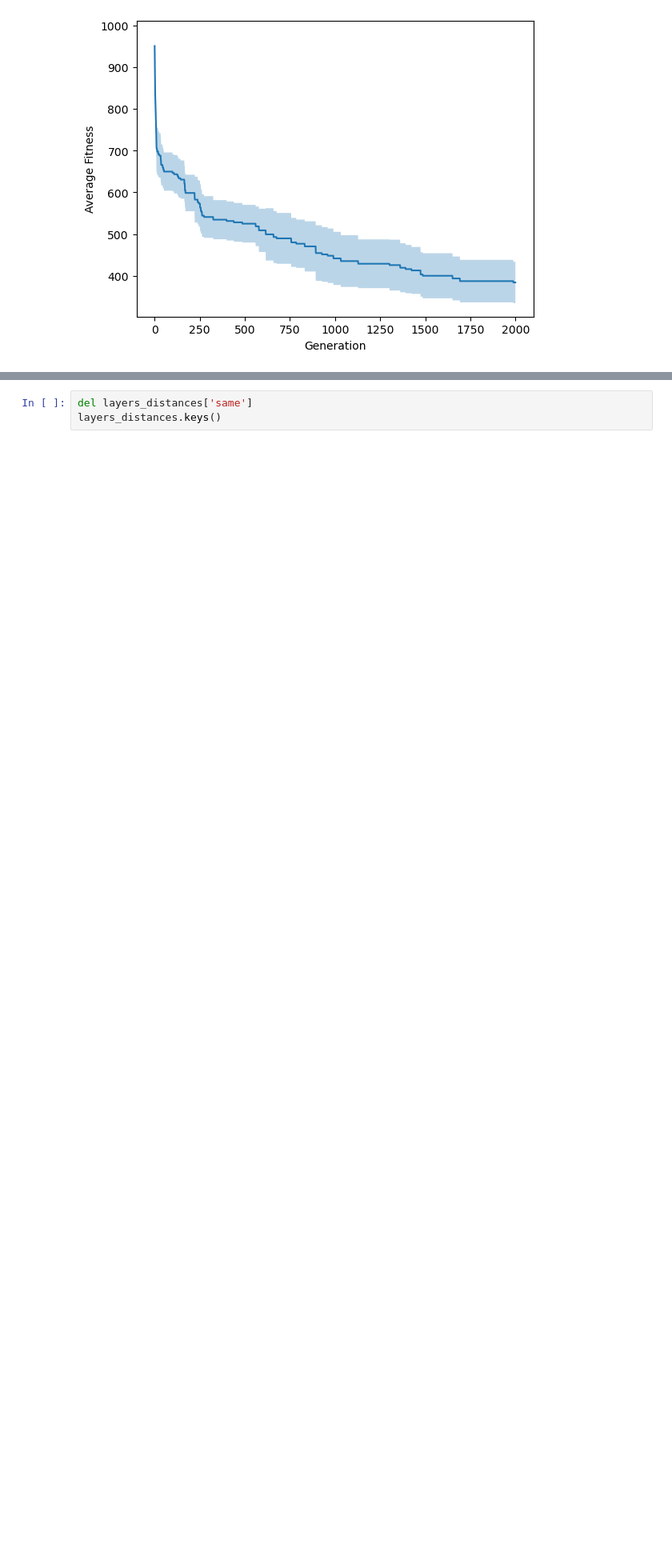
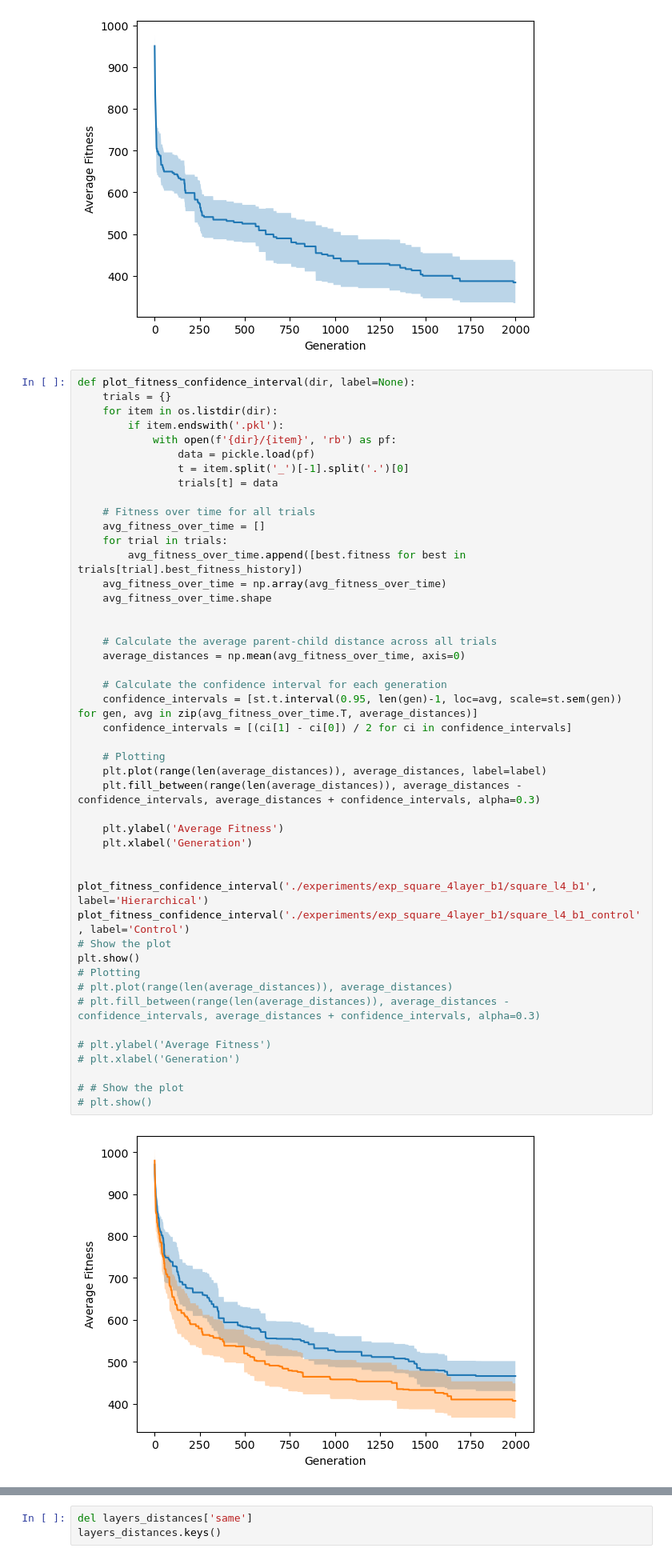
Before and after one commit to ngaylinn/mocs-final, a Jupyter notebook: parent_child_by_layer.ipynb, the cells around one changed output, grey strips where cells are left out. Shown at 80% size. Cells and saved outputs as stored; diff of their text form; blank space fills up the shorter version.

```diff
--- a/parent_child_by_layer.ipynb
+++ b/parent_child_by_layer.ipynb
@@ -126,6 +126,54 @@ plt.show()
 # %% [output]
 [figure]
 [figure]
+# %%
+def plot_fitness_confidence_interval(dir, label=None):
+    trials = {}
+    for item in os.listdir(dir):
+        if item.endswith('.pkl'):
+            with open(f'{dir}/{item}', 'rb') as pf:
+                data = pickle.load(pf)
+                t = item.split('_')[-1].split('.')[0]
+                trials[t] = data
+
+    # Fitness over time for all trials
+    avg_fitness_over_time = []
+    for trial in trials:
+        avg_fitness_over_time.append([best.fitness for best in trials[trial].best_fitness_history])
+    avg_fitness_over_time = np.array(avg_fitness_over_time)
+    avg_fitness_over_time.shape
+
+
+    # Calculate the average parent-child distance across all trials
+    average_distances = np.mean(avg_fitness_over_time, axis=0)
+
+    # Calculate the confidence interval for each generation
+    confidence_intervals = [st.t.interval(0.95, len(gen)-1, loc=avg, scale=st.sem(gen)) for gen, avg in zip(avg_fitness_over_time.T, average_distances)]
+    confidence_intervals = [(ci[1] - ci[0]) / 2 for ci in confidence_intervals]
+
+    # Plotting
+    plt.plot(range(len(average_distances)), average_distances, label=label)
+    plt.fill_between(range(len(average_distances)), average_distances - confidence_intervals, average_distances + confidence_intervals, alpha=0.3)
+
+    plt.ylabel('Average Fitness')
+    plt.xlabel('Generation')
+
+
+plot_fitness_confidence_interval('./experiments/exp_square_4layer_b1/square_l4_b1', label='Hierarchical')
+plot_fitness_confidence_interval('./experiments/exp_square_4layer_b1/square_l4_b1_control', label='Control')
+# Show the plot
+plt.show()
+# Plotting
+# plt.plot(range(len(average_distances)), average_distances)
+# plt.fill_between(range(len(average_distances)), average_distances - confidence_intervals, average_distances + confidence_intervals, alpha=0.3)
+
+# plt.ylabel('Average Fitness')
+# plt.xlabel('Generation')
+
+# # Show the plot
+# plt.show()
+# %% [output]
+[figure, added]
 # %%
 layers_distances = {}
 for item in os.listdir('./experiments/parent_child_phenotypes/'):
```
